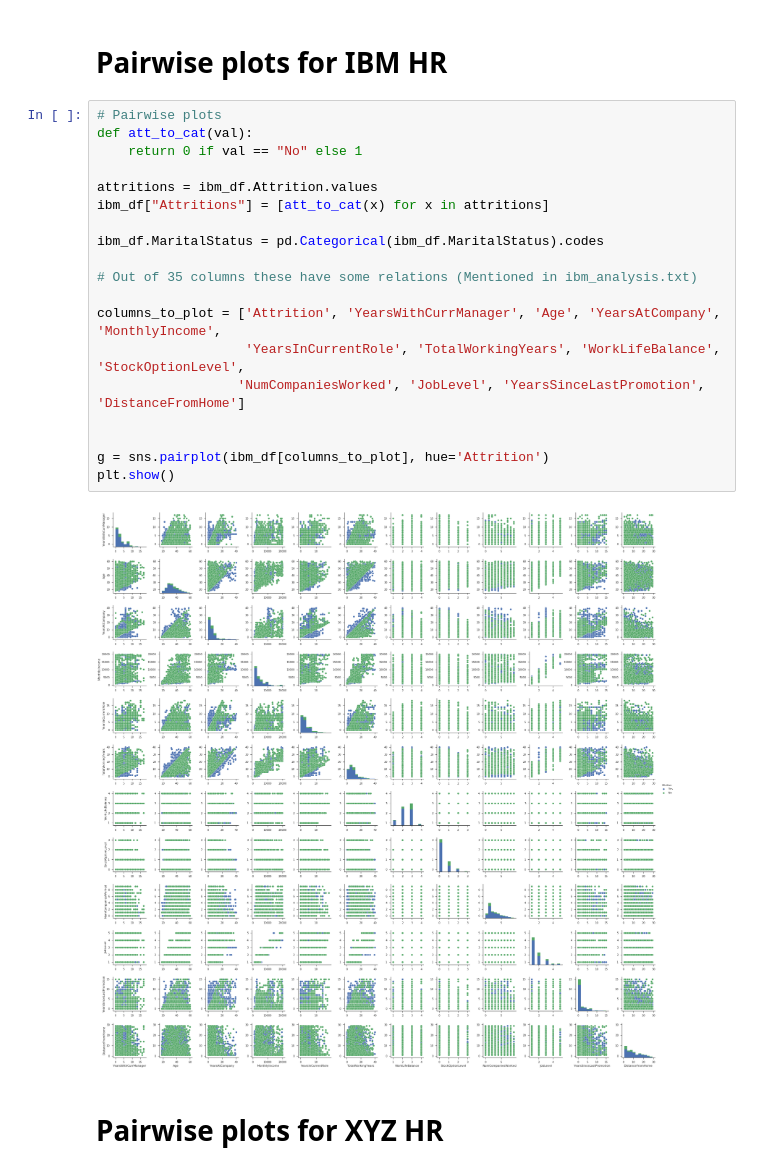
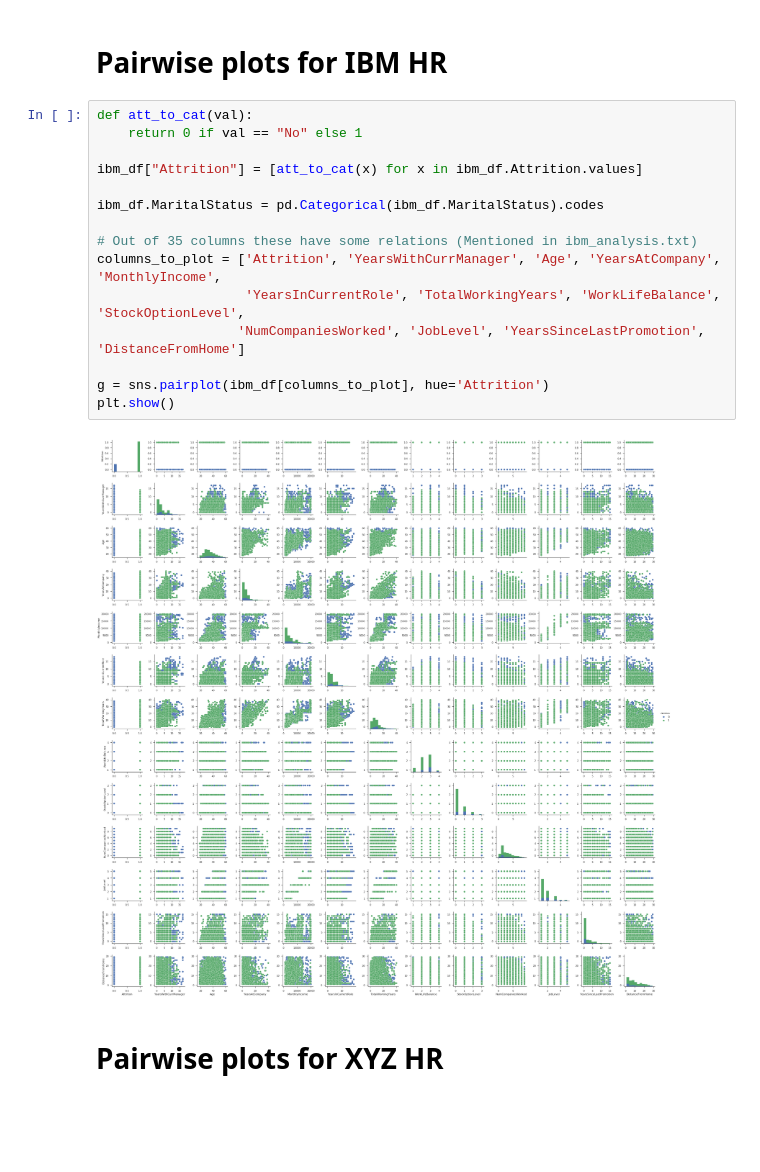
Before and after one commit to Wajih-Sid/Data-Science-Project, a Jupyter notebook: Project-Smoted.ipynb, the cells around one changed output. Cells and saved outputs as stored; diff of their text form; blank space fills up the shorter version.

```diff
--- a/Project-Smoted.ipynb
+++ b/Project-Smoted.ipynb
@@ -58,26 +63,22 @@ salary_by_jobrole(ibm_data)
 # %% [markdown]
 # Pairwise plots for IBM HR
 # %%
-# Pairwise plots
 def att_to_cat(val):
     return 0 if val == "No" else 1
 
-attritions = ibm_df.Attrition.values
-ibm_df["Attritions"] = [att_to_cat(x) for x in attritions]
+ibm_df["Attrition"] = [att_to_cat(x) for x in ibm_df.Attrition.values]
 
 ibm_df.MaritalStatus = pd.Categorical(ibm_df.MaritalStatus).codes
 
 # Out of 35 columns these have some relations (Mentioned in ibm_analysis.txt)
-
 columns_to_plot = ['Attrition', 'YearsWithCurrManager', 'Age', 'YearsAtCompany', 'MonthlyIncome',
                    'YearsInCurrentRole', 'TotalWorkingYears', 'WorkLifeBalance', 'StockOptionLevel',
                   'NumCompaniesWorked', 'JobLevel', 'YearsSinceLastPromotion', 'DistanceFromHome']
 
-
 g = sns.pairplot(ibm_df[columns_to_plot], hue='Attrition')
 plt.show()
 # %% [output]
-[figure, old version]
+[figure, new version]
 # %% [markdown]
 # Pairwise plots for XYZ HR
 # %%
```
Also changed, not shown: parts of 15 cells of this notebook.
